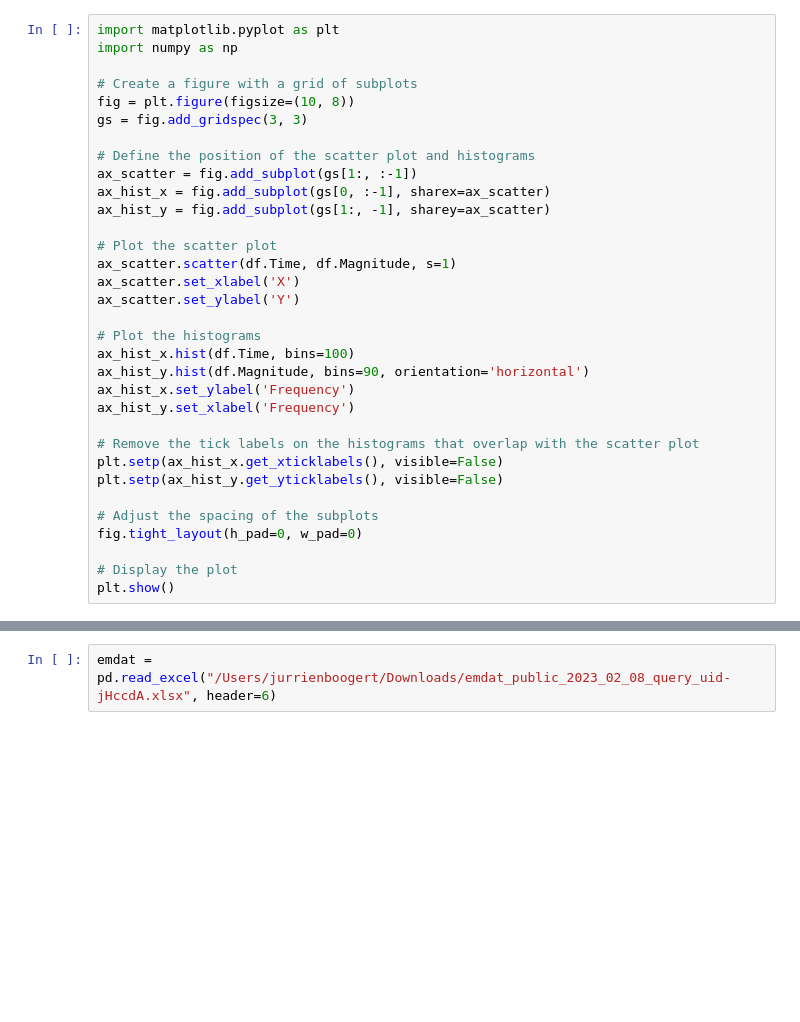
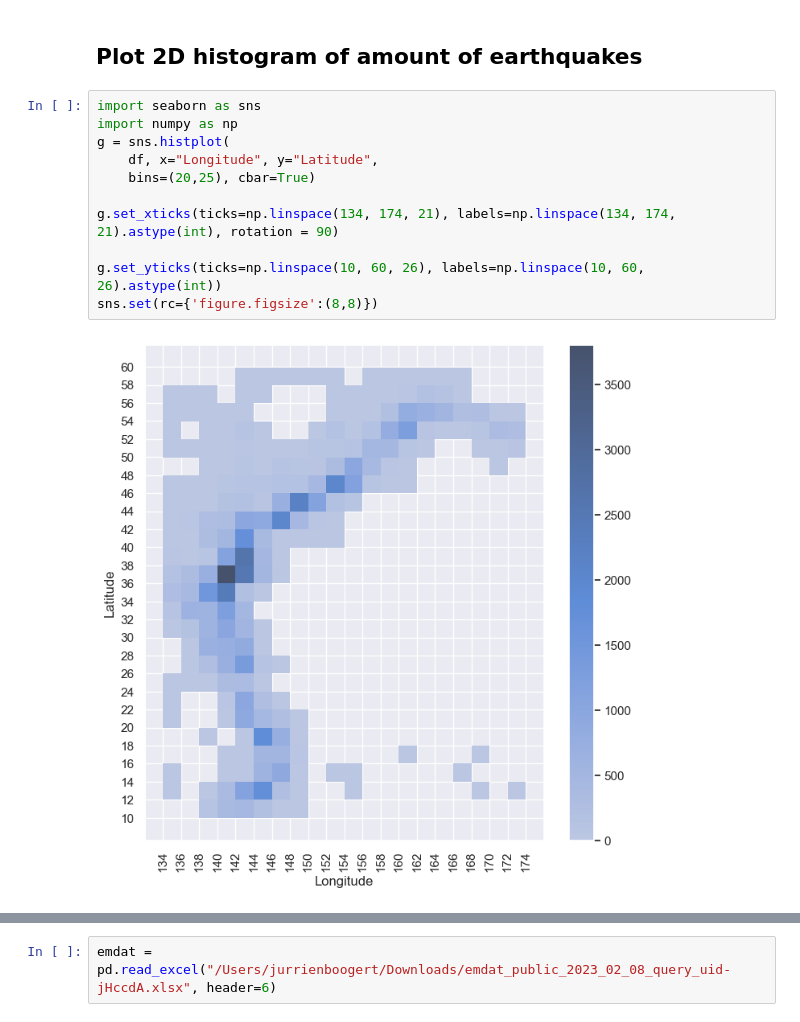
Before and after one commit to TheTrueSquirrel/thesis_spring_2023, a Jupyter notebook: sketch2.ipynb, the cells around one changed output, grey strips where cells are left out. Saved outputs shown, nothing was run; the diff lists cells and outputs as text; blank space fills up the shorter version.

```diff
--- a/sketch2.ipynb
+++ b/sketch2.ipynb
@@ -168,33 +205,15 @@ plt.xlabel('Year')
-# %%
-import matplotlib.pyplot as plt
-import numpy as np
-
-# Create a figure with a grid of subplots
-fig = plt.figure(figsize=(10, 8))
-gs = fig.add_gridspec(3, 3)
-
-# Define the position of the scatter plot and histograms
-ax_scatter = fig.add_subplot(gs[1:, :-1])
-ax_hist_x = fig.add_subplot(gs[0, :-1], sharex=ax_scatter)
-ax_hist_y = fig.add_subplot(gs[1:, -1], sharey=ax_scatter)
-
-# Plot the scatter plot
-ax_scatter.scatter(df.Time, df.Magnitude, s=1)
-ax_scatter.set_xlabel('X')
-ax_scatter.set_ylabel('Y')
-
-# Plot the histograms
-ax_hist_x.hist(df.Time, bins=100)
-ax_hist_y.hist(df.Magnitude, bins=90, orientation='horizontal')
-ax_hist_x.set_ylabel('Frequency')
-ax_hist_y.set_xlabel('Frequency')
-
-# Remove the tick labels on the histograms that overlap with the scatter plot
-plt.setp(ax_hist_x.get_xticklabels(), visible=False)
-plt.setp(ax_hist_y.get_yticklabels(), visible=False)
-
-# Adjust the spacing of the subplots
-fig.tight_layout(h_pad=0, w_pad=0)
-
-# Display the plot
-plt.show()
+# %% [markdown]
+## Plot 2D histogram of amount of earthquakes
+# %%
+import seaborn as sns
+import numpy as np
+g = sns.histplot(
+    df, x="Longitude", y="Latitude",
+    bins=(20,25), cbar=True)
+
+g.set_xticks(ticks=np.linspace(134, 174, 21), labels=np.linspace(134, 174, 21).astype(int), rotation = 90)
+
+g.set_yticks(ticks=np.linspace(10, 60, 26), labels=np.linspace(10, 60, 26).astype(int))
+sns.set(rc={'figure.figsize':(8,8)})
+# %% [output]
+[figure, added]
```
Also changed, not shown: parts of 13 cells of this notebook, 5 other files.
